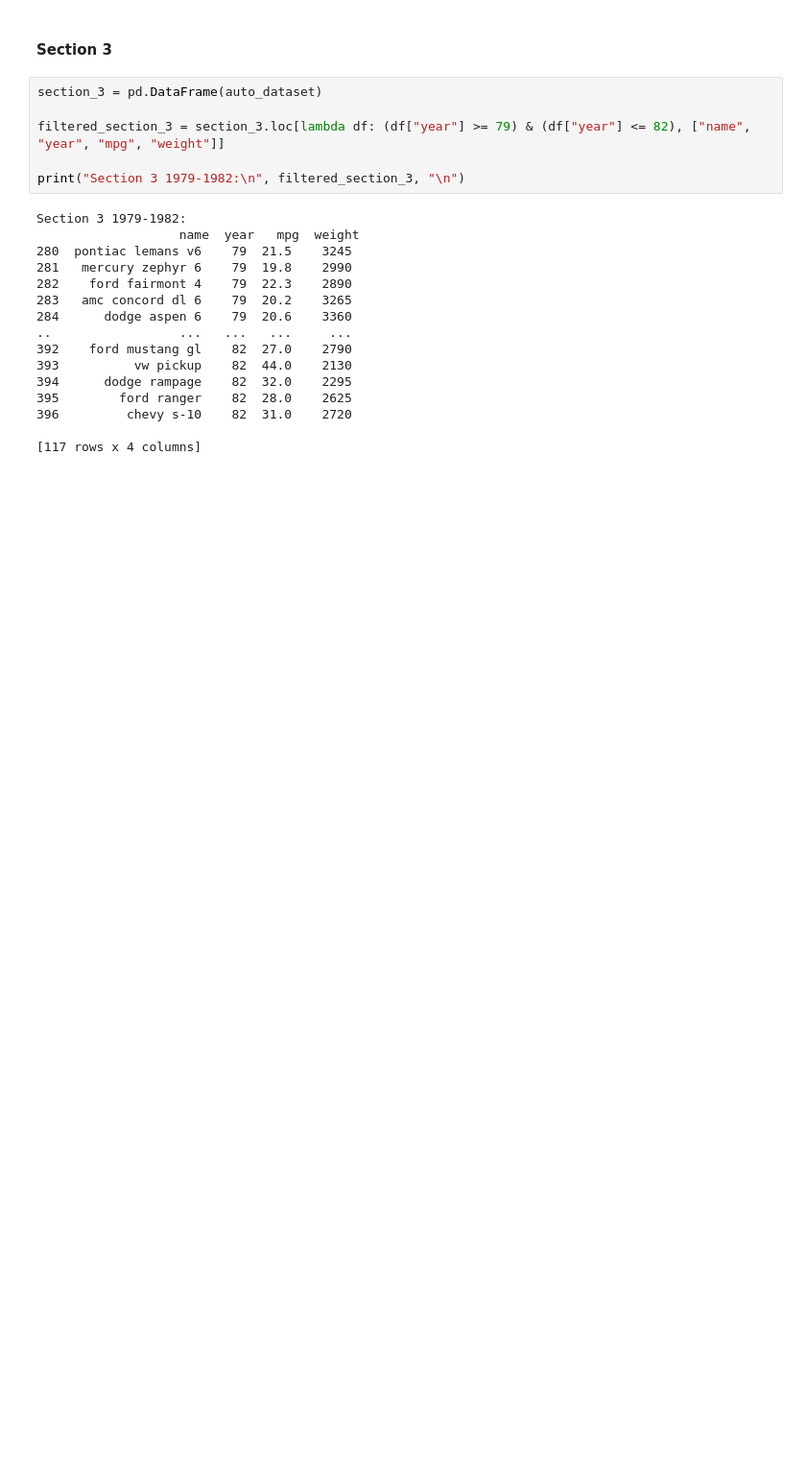
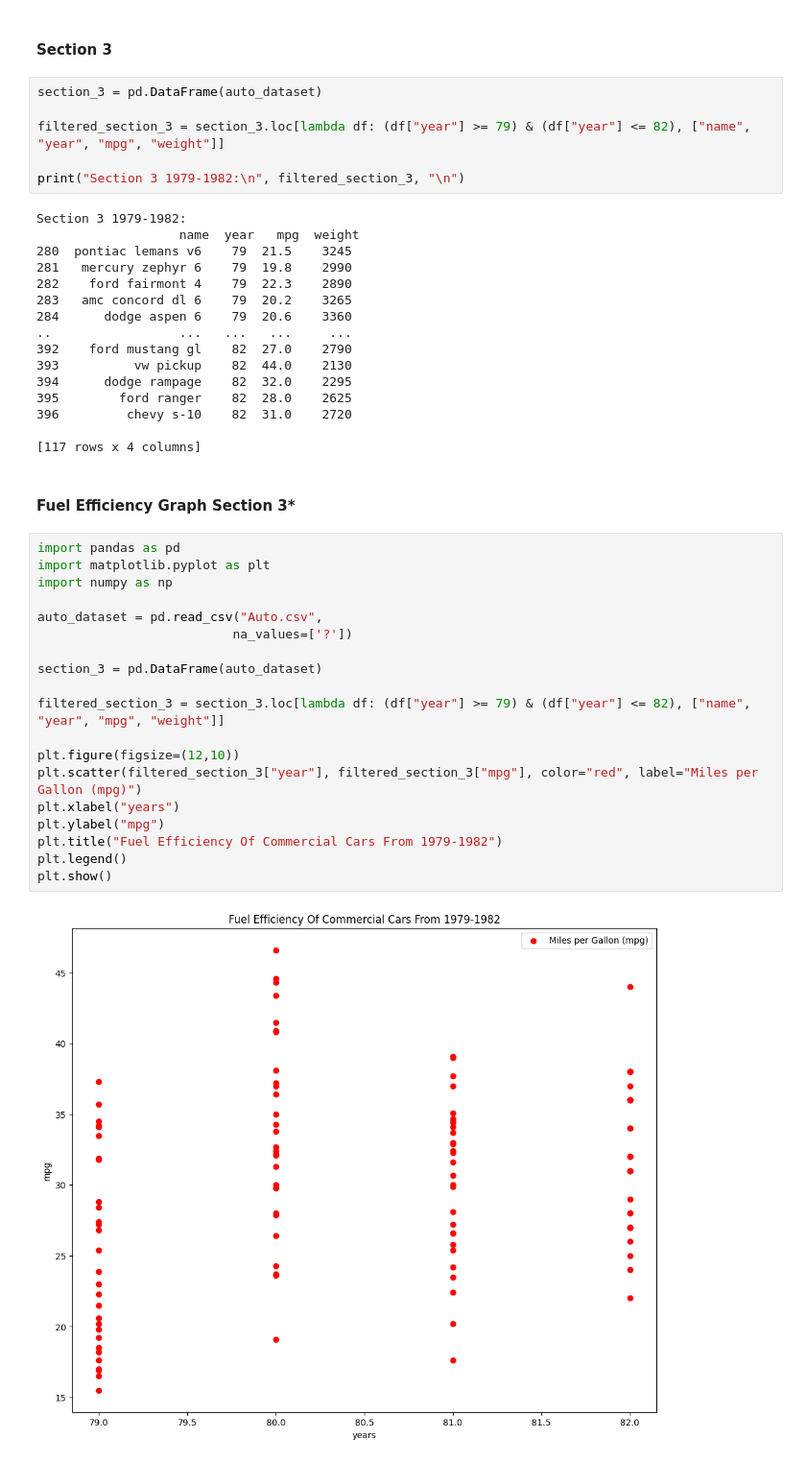
Before and after one commit to mleon0526/Fuel-Efficency-and-Weight-Cars-1970-1982, a Jupyter notebook: main.ipynb, the cells around one changed output. Shown: that part at 96% size. Saved outputs shown, nothing was run; the diff lists cells and outputs as text; blank space fills up the shorter version.

```diff
--- a/main.ipynb
+++ b/main.ipynb
@@ -388,3 +410,26 @@ Section 3 1979-1982:
 396         chevy s-10    82  31.0    2720
 
 [117 rows x 4 columns]
+# %% [markdown]
+#### **Fuel Efficiency Graph Section 3***
+# %%
+import pandas as pd
+import matplotlib.pyplot as plt
+import numpy as np
+
+auto_dataset = pd.read_csv("Auto.csv",
+                          na_values=['?'])
+
+section_3 = pd.DataFrame(auto_dataset)
+
+filtered_section_3 = section_3.loc[lambda df: (df["year"] >= 79) & (df["year"] <= 82), ["name", "year", "mpg", "weight"]]
+
+plt.figure(figsize=(12,10))
+plt.scatter(filtered_section_3["year"], filtered_section_3["mpg"], color="red", label="Miles per Gallon (mpg)")
+plt.xlabel("years")
+plt.ylabel("mpg")
+plt.title("Fuel Efficiency Of Commercial Cars From 1979-1982")
+plt.legend()
+plt.show()
+# %% [output]
+[figure, added]
```
Also changed, not shown: parts of 2 cells of this notebook.
